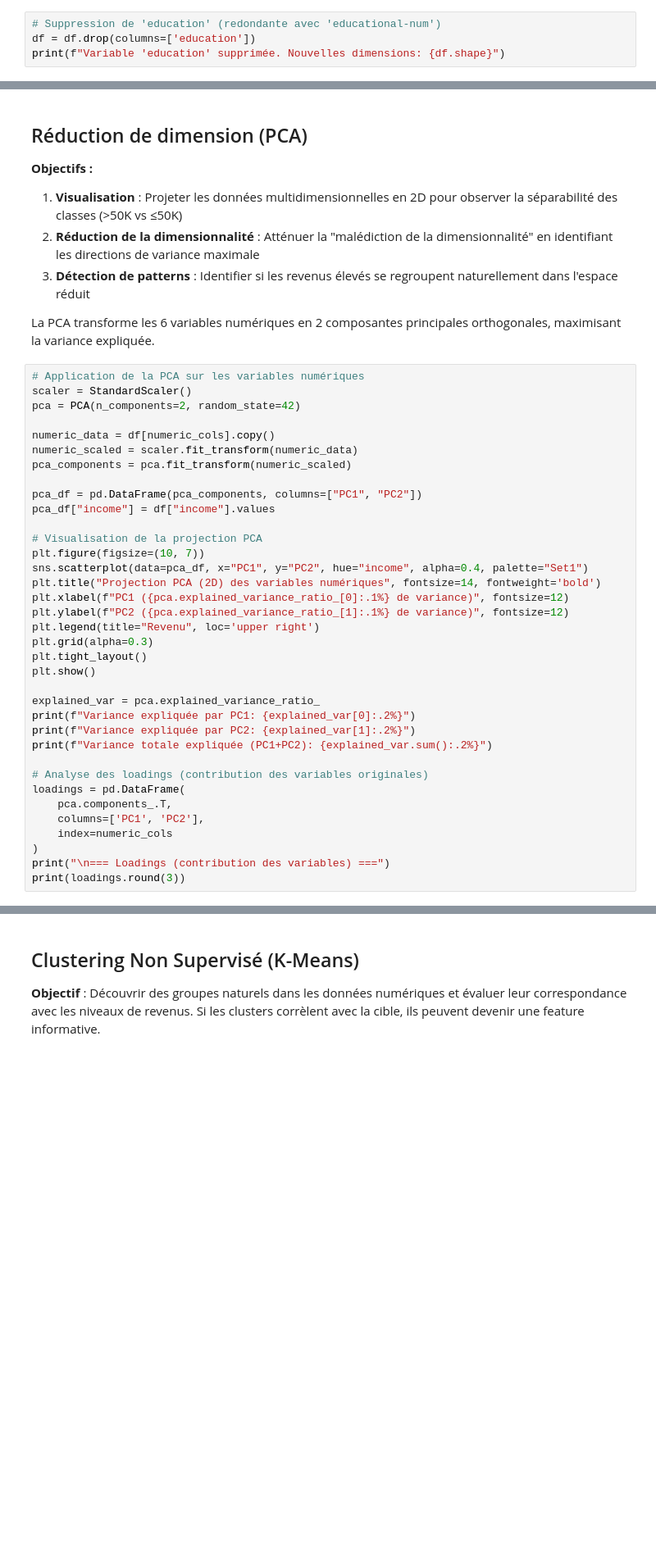
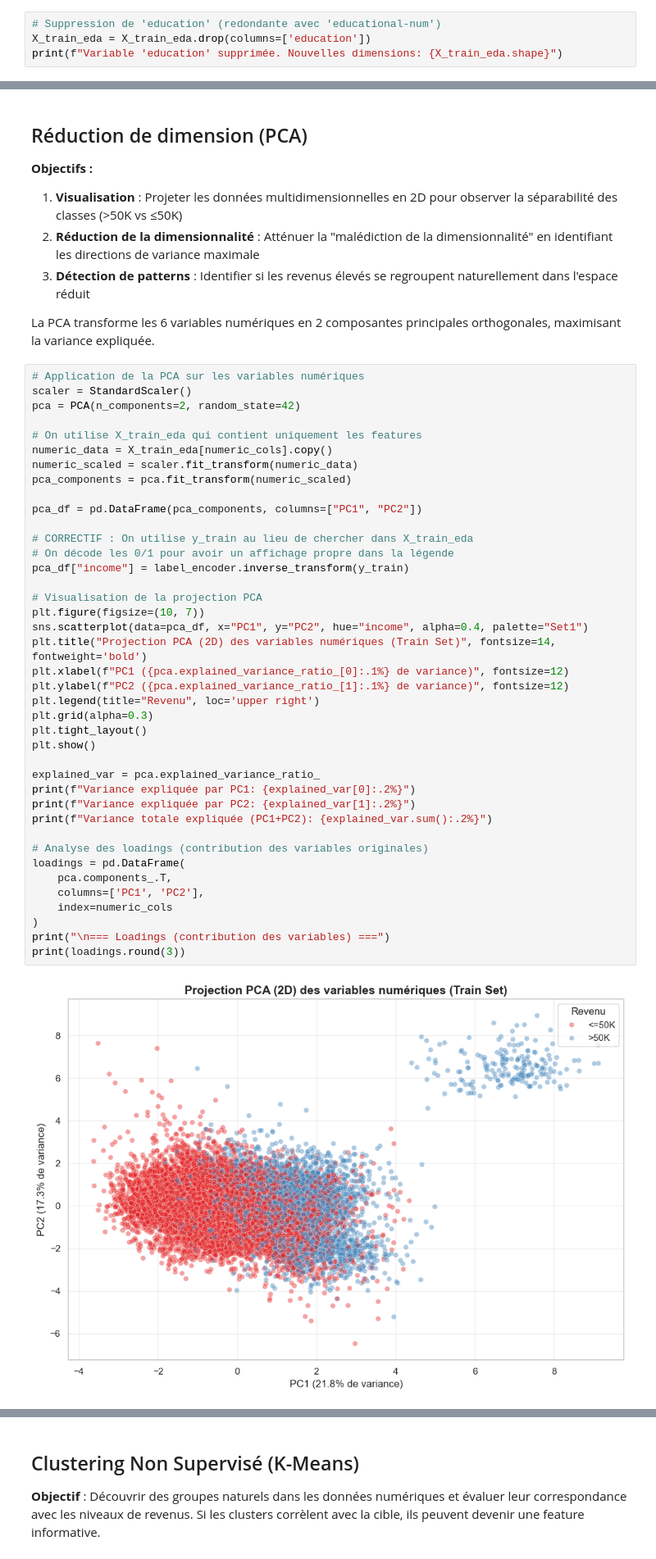
Before and after one commit to clemrep/ml-adult-income, a Jupyter notebook: projet.ipynb, the cells around one changed output, grey strips where cells are left out. Shown at 82% size. Drawn from its saved outputs; the diff is of its cells as text; blank space fills up the shorter version.

```diff
--- a/projet.ipynb
+++ b/projet.ipynb
@@ -305,5 +427,5 @@ print(f"\nNombre de valeurs uniques : education={df['education'].nunique()}, edu
 - **education** nécessiterait un encodage one-hot (augmentation dimensionnalité)
 # %%
 # Suppression de 'education' (redondante avec 'educational-num')
-df = df.drop(columns=['education'])
-print(f"Variable 'education' supprimée. Nouvelles dimensions: {df.shape}")
+X_train_eda = X_train_eda.drop(columns=['education'])
+print(f"Variable 'education' supprimée. Nouvelles dimensions: {X_train_eda.shape}")
@@ -321,34 +445,40 @@ La PCA transforme les 6 variables numériques en 2 composantes principales ortho
 scaler = StandardScaler()
 pca = PCA(n_components=2, random_state=42)
 
-numeric_data = df[numeric_cols].copy()
+# On utilise X_train_eda qui contient uniquement les features
+numeric_data = X_train_eda[numeric_cols].copy()
 numeric_scaled = scaler.fit_transform(numeric_data)
 pca_components = pca.fit_transform(numeric_scaled)
 
 pca_df = pd.DataFrame(pca_components, columns=["PC1", "PC2"])
-pca_df["income"] = df["income"].values
+
+# CORRECTIF : On utilise y_train au lieu de chercher dans X_train_eda
+# On décode les 0/1 pour avoir un affichage propre dans la légende
+pca_df["income"] = label_encoder.inverse_transform(y_train)
 
 # Visualisation de la projection PCA
 plt.figure(figsize=(10, 7))
 sns.scatterplot(data=pca_df, x="PC1", y="PC2", hue="income", alpha=0.4, palette="Set1")
-plt.title("Projection PCA (2D) des variables numériques", fontsize=14, fontweight='bold')
+plt.title("Projection PCA (2D) des variables numériques (Train Set)", fontsize=14, fontweight='bold')
 plt.xlabel(f"PC1 ({pca.explained_variance_ratio_[0]:.1%} de variance)", fontsize=12)
 plt.ylabel(f"PC2 ({pca.explained_variance_ratio_[1]:.1%} de variance)", fontsize=12)
 plt.legend(title="Revenu", loc='upper right')
 plt.grid(alpha=0.3)
 plt.tight_layout()
 plt.show()
 
 explained_var = pca.explained_variance_ratio_
 print(f"Variance expliquée par PC1: {explained_var[0]:.2%}")
 print(f"Variance expliquée par PC2: {explained_var[1]:.2%}")
 print(f"Variance totale expliquée (PC1+PC2): {explained_var.sum():.2%}")
 
 # Analyse des loadings (contribution des variables originales)
 loadings = pd.DataFrame(
     pca.components_.T,
     columns=['PC1', 'PC2'],
     index=numeric_cols
 )
 print("\n=== Loadings (contribution des variables) ===")
 print(loadings.round(3))
+# %% [output]
+[figure, added]
```
Also changed, not shown: parts of 25 cells of this notebook.
